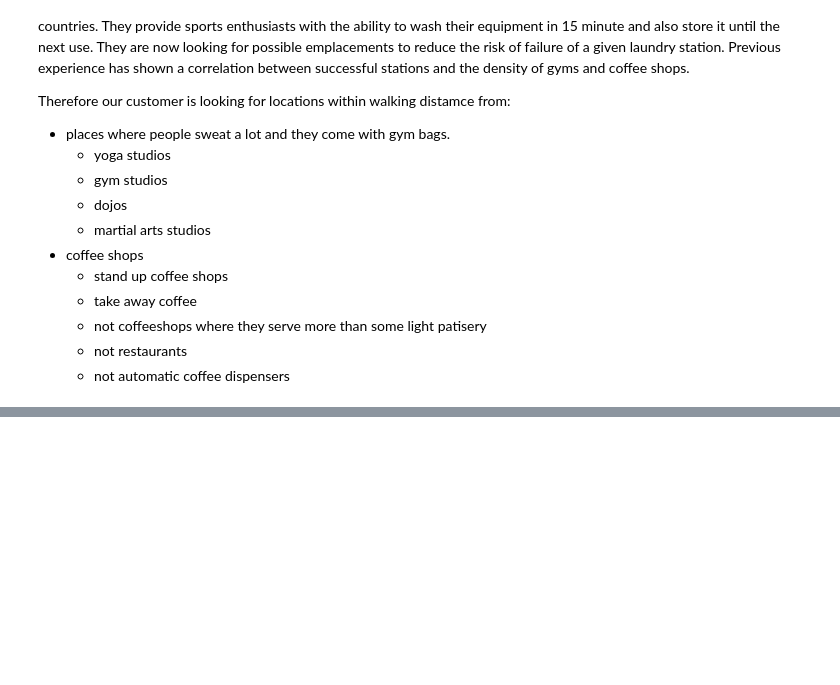
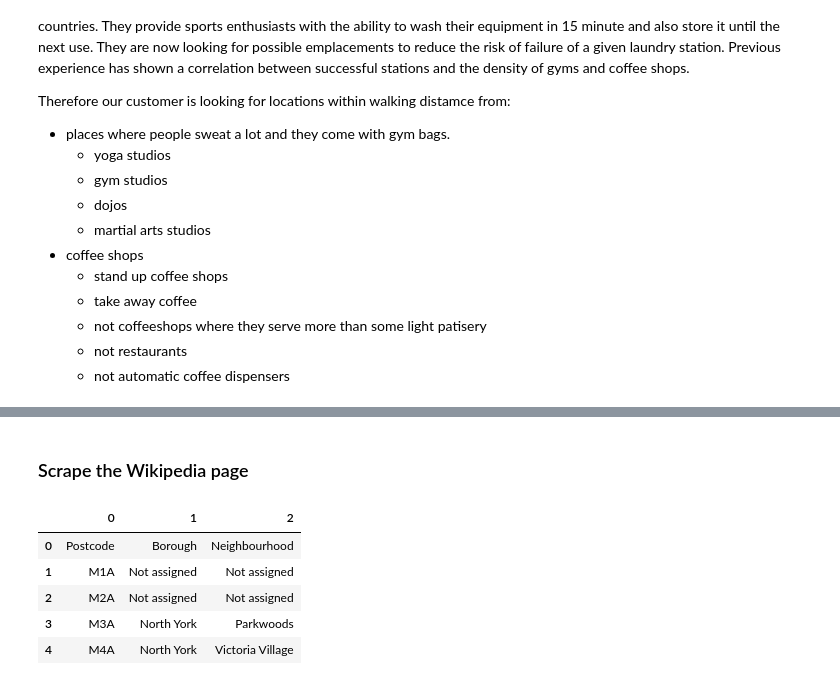
Before and after one commit to lupul-cel-bun/Coursera_Capstone, a Jupyter notebook: Data Science Capstone feb2019.ipynb, the cells around one changed output, grey strips where cells are left out. Saved outputs shown, nothing was run; the diff lists cells and outputs as text; code cells hidden in the pictures; blank space fills up the shorter version.

```diff
--- a/Data Science Capstone feb2019.ipynb
+++ b/Data Science Capstone feb2019.ipynb
@@ -35,0 +69,12 @@ from sklearn import preprocessing
+# %% [markdown]
+### Scrape the Wikipedia page
+# %%
+wiki = pd.read_html('https://en.wikipedia.org/wiki/List_of_postal_codes_of_Canada:_M')
+wiki[0].head()
+# %% [output]
+|  | 0 | 1 | 2 |
+| 0 | Postcode | Borough | Neighbourhood |
+| 1 | M1A | Not assigned | Not assigned |
+| 2 | M2A | Not assigned | Not assigned |
+| 3 | M3A | North York | Parkwoods |
+| 4 | M4A | North York | Victoria Village |
```
Also changed, not shown: parts of 24 cells of this notebook.
